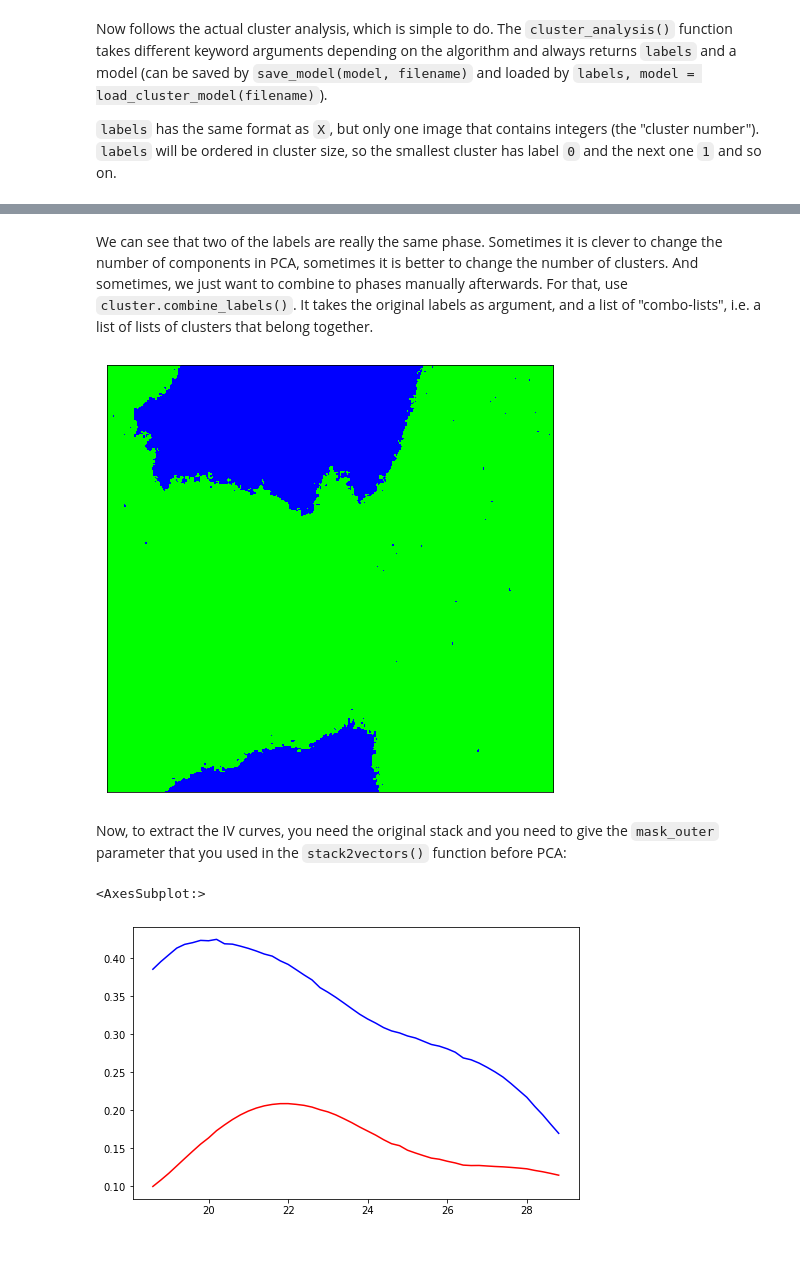
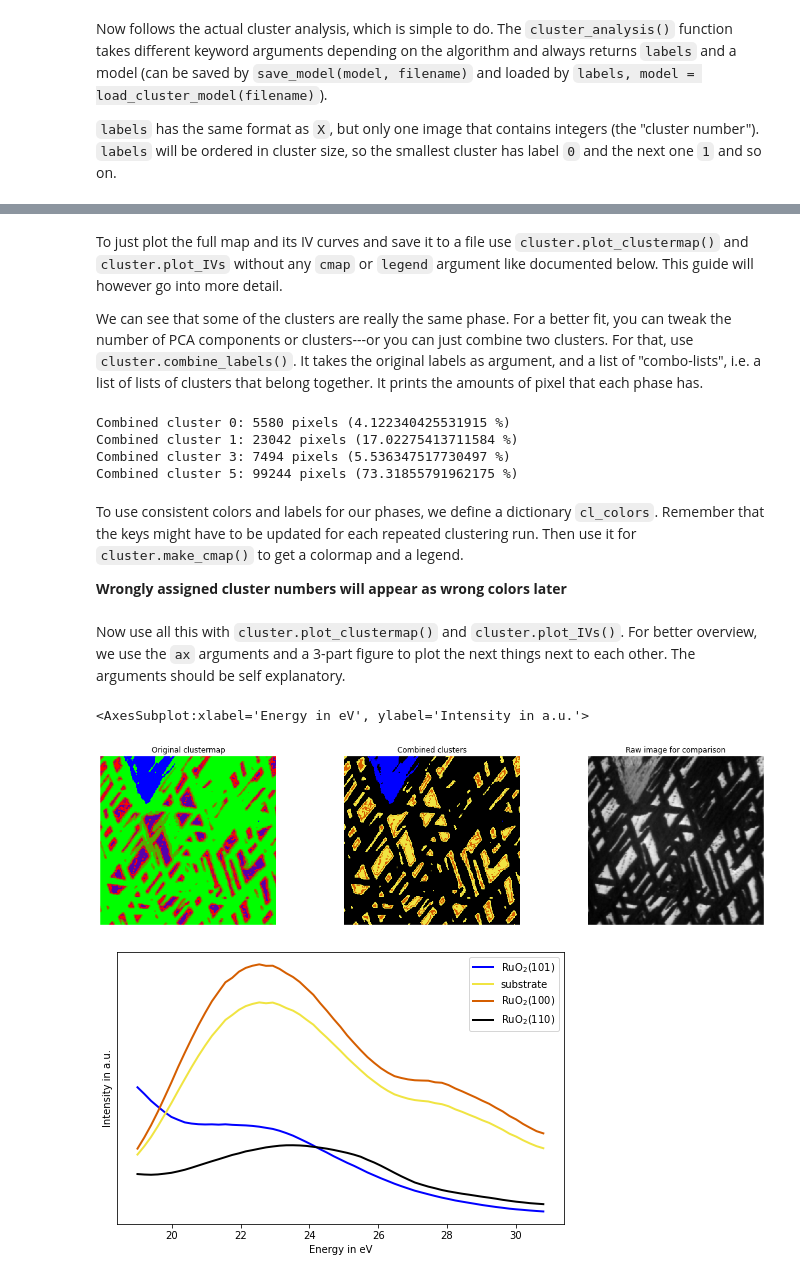
Before and after one commit to surf-sci-bc/uspy, a Jupyter notebook: examples/LEEM_cluster-analysis.ipynb, the cells around one changed output, grey strips where cells are left out. Drawn from its saved outputs; the diff is of its cells as text; code cells hidden in the pictures; blank space fills up the shorter version.

```diff
--- a/examples/LEEM_cluster-analysis.ipynb
+++ b/examples/LEEM_cluster-analysis.ipynb
@@ -90,15 +93,42 @@ for i in range(int(labels.max()) + 1):
 # %% [markdown]
-We can see that two of the labels are really the same phase. Sometimes it is clever to change the number of components in PCA, sometimes it is better to change the number of clusters. And sometimes, we just want to combine to phases manually afterwards. For that, use `cluster.combine_labels()`. It takes the original labels as argument, and a list of "combo-lists", i.e. a list of lists of clusters that belong together.
+To just plot the full map and its IV curves and save it to a file use `cluster.plot_clustermap()` and `cluster.plot_IVs` without any `cmap` or `legend` argument like documented below. This guide will however go into more detail.
+
+We can see that some of the clusters are really the same phase. For a better fit, you can tweak the number of PCA components or clusters---or you can just combine two clusters. For that, use `cluster.combine_labels()`. It takes the original labels as argument, and a list of "combo-lists", i.e. a list of lists of clusters that belong together. It prints the amounts of pixel that each phase has.
-# %%
-# combine labels: give a list of "combo-lists"
-combined_labels = cluster.combine_labels(labels, [[0, 1]])
-cluster.plot_clustermap(combined_labels.reshape(h, w), cmap="brg")
-# %% [output]
-[figure, removed]
-# %% [markdown]
-Now, to extract the IV curves, you need the original stack and you need to give the `mask_outer` parameter that you used in the `stack2vectors()` function before PCA:
-# %%
-cluster.plot_IVs(stack, combined_labels, mask_outer=0.2, cmap="brg")
-# %% [output]
-<AxesSubplot:>
-[figure, removed]
+# %%
+combined_labels = cluster.combine_labels(labels, [(1, 2, 4), (5, 6)])
+# %% [output]
+Combined cluster 0: 5580 pixels (4.122340425531915 %)
+Combined cluster 1: 23042 pixels (17.02275413711584 %)
+Combined cluster 3: 7494 pixels (5.536347517730497 %)
+Combined cluster 5: 99244 pixels (73.31855791962175 %)
+# %% [markdown]
+To use consistent colors and labels for our phases, we define a dictionary `cl_colors`. Remember that the keys might have to be updated for each repeated clustering run. Then use it for `cluster.make_cmap()` to get a colormap and a legend.
+
+**Wrongly assigned cluster numbers will appear as wrong colors later**
+# %%
+phases = {
+    0: ("RuO$_2$(101)", "#0000FF"),
+    1: ("substrate", "#F0E442"),
+    3: ("RuO$_2$(100)", "#D55E00"),
+    5: ("RuO$_2$(110)", "#000"),
+}
+cmap, legend = cluster.make_cmap(phases, combined_labels)
+# %% [markdown]
+Now use all this with `cluster.plot_clustermap()` and `cluster.plot_IVs()`. For better overview, we use the `ax` arguments and a 3-part figure to plot the next things next to each other. The arguments should be self explanatory.
+# %%
+fig, axes = plt.subplots(1, 3, figsize=(20, 5))
+
+axes[0].set_title("Original clustermap")
+cluster.plot_clustermap(labels.reshape(h, w), ofile="img/test_clustermap.png", ax=axes[0], cmap="brg")
+
+axes[1].set_title("Combined clusters")
+cluster.plot_clustermap(combined_labels.reshape(h, w), ofile="img/test_clustermap2.png", ax=axes[1], cmap=cmap)
+
+axes[2].set_title("Raw image for comparison")
+img = cluster.plot_raw(stack[5], ofile="img/test_cluster_raw.png", mask_outer=0.2, ax=axes[2])
+
+cluster.plot_IVs(stack, combined_labels, ofile="img/test_cluster_IV.png", mask_outer=0.2, legend=legend, cmap=cmap)
+# %% [output]
+<AxesSubplot:xlabel='Energy in eV', ylabel='Intensity in a.u.'>
+[figure, added]
+[figure, added]
```
Also changed, not shown: parts of 18 cells of this notebook, 7 other files.
